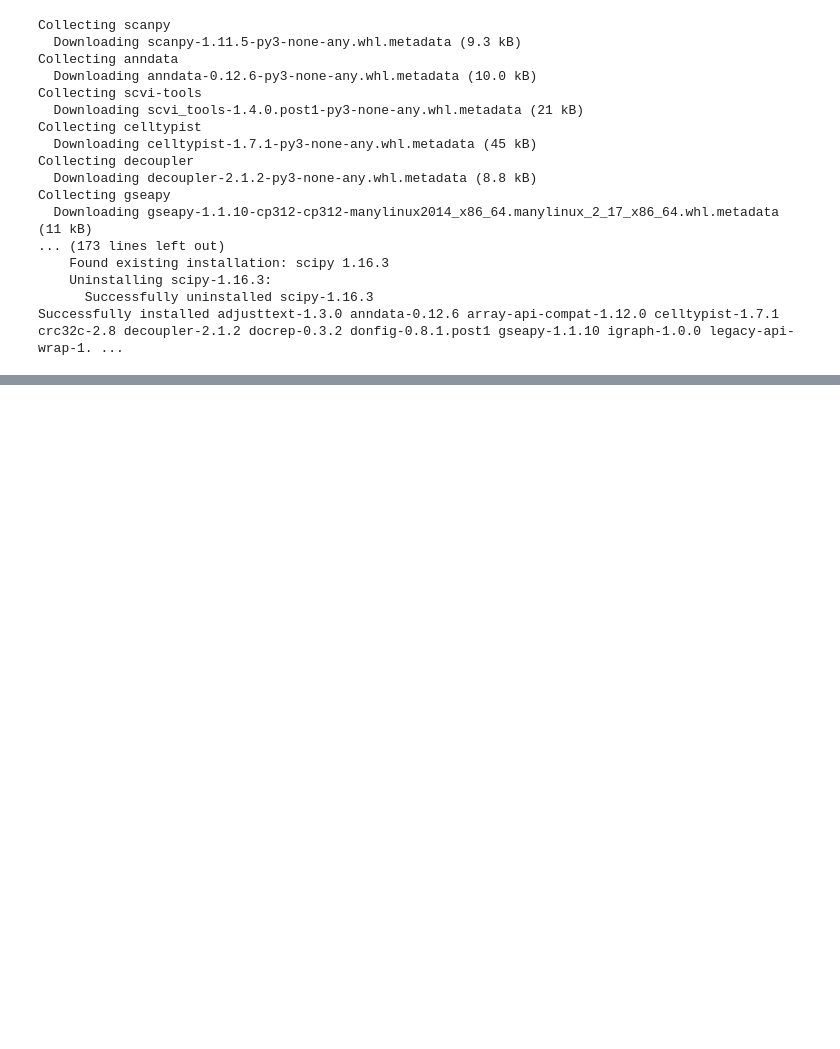
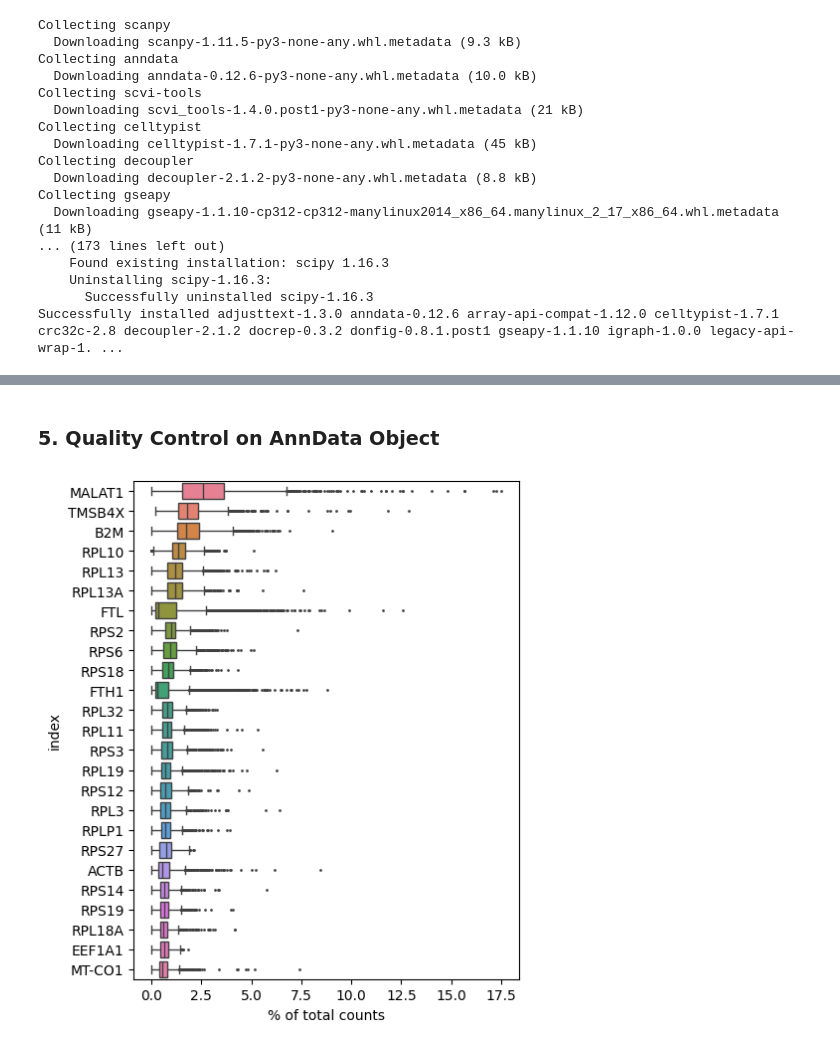
Before and after one commit to mahfuzenam/scRNA-seq-data-analysis, a Jupyter notebook: notebooks/scRNA-seq-data-analysis.ipynb, the cells around one changed output, grey strips where cells are left out. Cells and saved outputs as stored; diff of their text form; code cells hidden in the pictures; blank space fills up the shorter version.

```diff
--- a/notebooks/scRNA-seq-data-analysis.ipynb
+++ b/notebooks/scRNA-seq-data-analysis.ipynb
@@ -78,0 +86,6 @@ fatal: could not read Username for 'https://github.com': No such device or addre
+# %%
+# Download publicly available dataset: Peripheral Blood Mononuclear Cells (PBMC)
+# https://scanpy.readthedocs.io/en/stable/api.html#module-scanpy.datasets
+
+adata = sc.datasets.pbmc3k()
+adata
@@ -79,3 +212,13 @@ fatal: could not read Username for 'https://github.com': No such device or addre
+# %%
+# Save the raw data before processing values and further filtering
+adata.raw = adata
+# %% [markdown]
+### 5. Quality Control on AnnData Object
+# %%
+# The 25 top genes with the highest mean fraction over all cells
+sc.pl.highest_expr_genes(adata, n_top=25)
+# %% [output]
+[figure, added]
 # %%
 # Colab project push to GitHub
 # 1. identity
```
Also changed, not shown: parts of 17 cells of this notebook.
